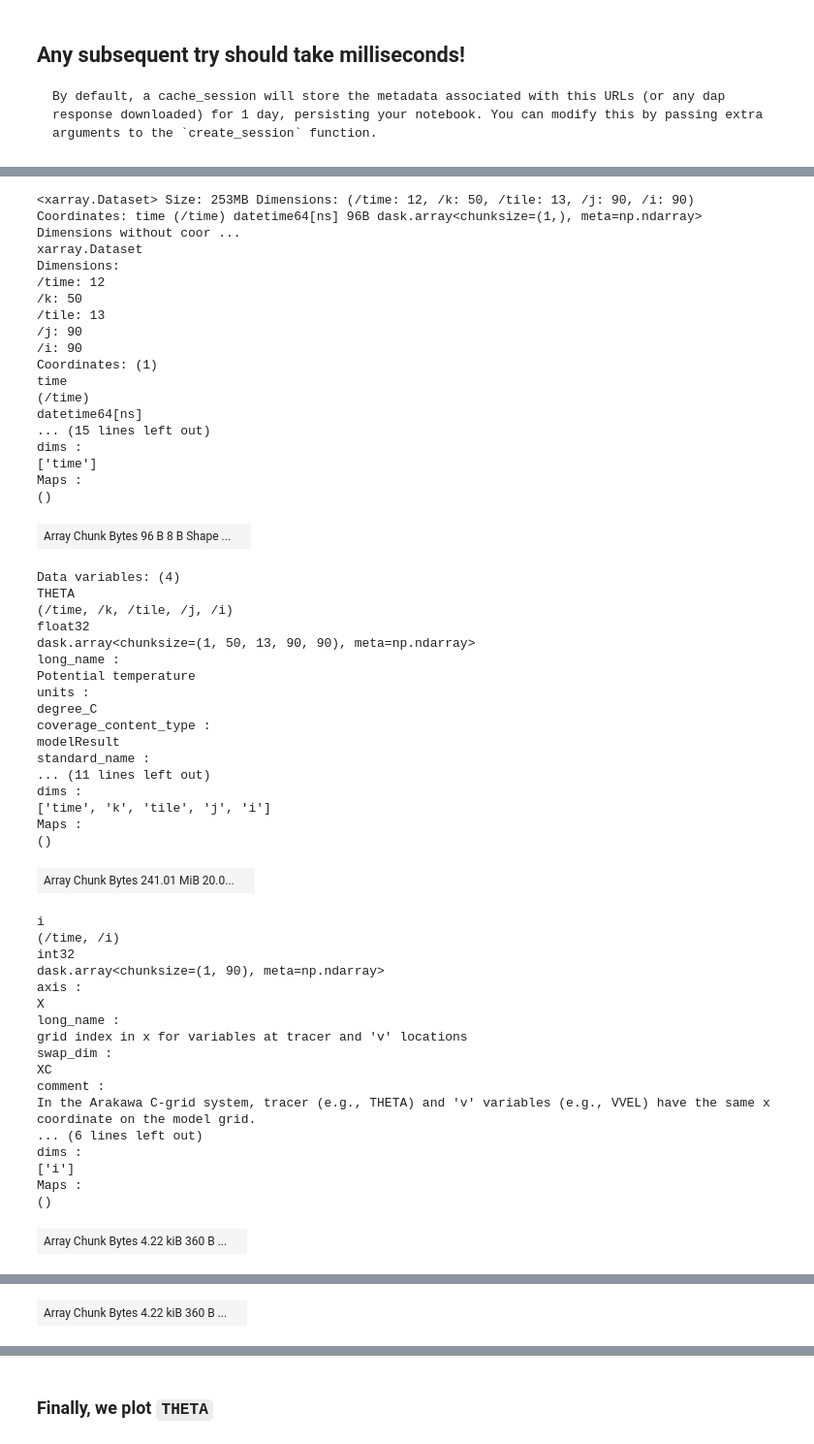
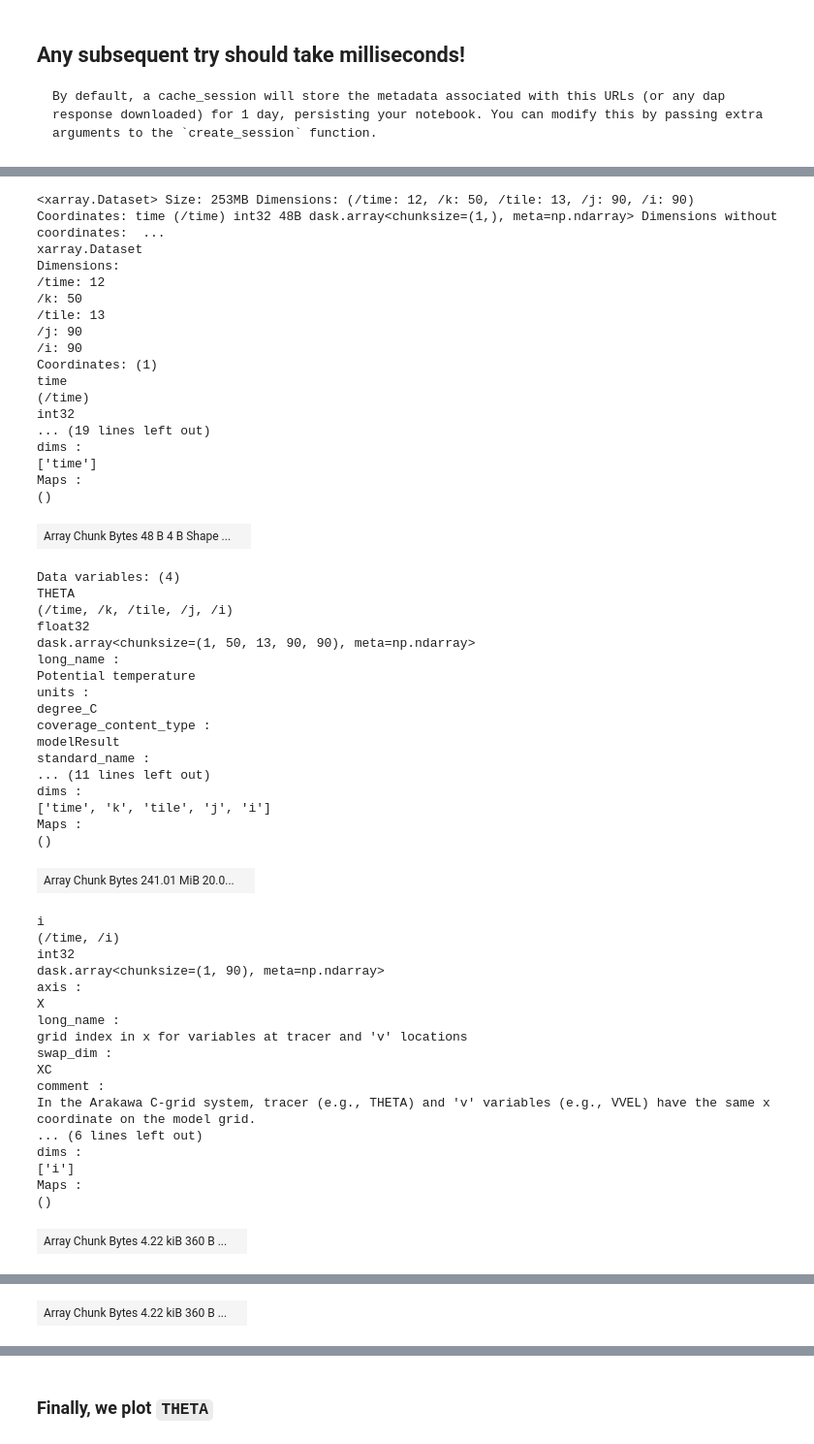
Before and after one commit to pydap/pydap, a Jupyter notebook: docs/en/notebooks/ECCO.ipynb, the cells around one changed output, grey strips where cells are left out. Shown at 97% size. Cells and saved outputs as stored; diff of their text form; code cells hidden in the pictures.

Commit message:
add `decode_times=False` when reading in parallel (#470)

```diff
--- a/docs/en/notebooks/ECCO.ipynb
+++ b/docs/en/notebooks/ECCO.ipynb
@@ -301,6 +302,7 @@ theta_salt_ds = xr.open_mfdataset(
     parallel=True,
     combine='nested',
     concat_dim='/time',
+    decode_times=False,
 )
 theta_salt_ds
 # %% [output]
@@ -309,21 +311,21 @@ Wall time: 90.6 ms
-<xarray.Dataset> Size: 253MB Dimensions: (/time: 12, /k: 50, /tile: 13, /j: 90, /i: 90) Coordinates: time (/time) datetime64[ns] 96B dask.array<chunksize=(1,), meta=np.ndarray> Dimensions without coor ...
+<xarray.Dataset> Size: 253MB Dimensions: (/time: 12, /k: 50, /tile: 13, /j: 90, /i: 90) Coordinates: time (/time) int32 48B dask.array<chunksize=(1,), meta=np.ndarray> Dimensions without coordinates:  ...
 xarray.Dataset
 Dimensions:
 /time: 12
 /k: 50
 /tile: 13
 /j: 90
 /i: 90
 Coordinates: (1)
 time
 (/time)
-datetime64[ns]
-... (15 lines left out)
+int32
+... (19 lines left out)
 dims :
 ['time']
 Maps :
 ()
-| Array Chunk Bytes 96 B 8 B Shape ... |  |
+| Array Chunk Bytes 48 B 4 B Shape ... |  |
 Data variables: (4)
 THETA
 (/time, /k, /tile, /j, /i)
```
Also changed, not shown: parts of 4 cells of this notebook.
